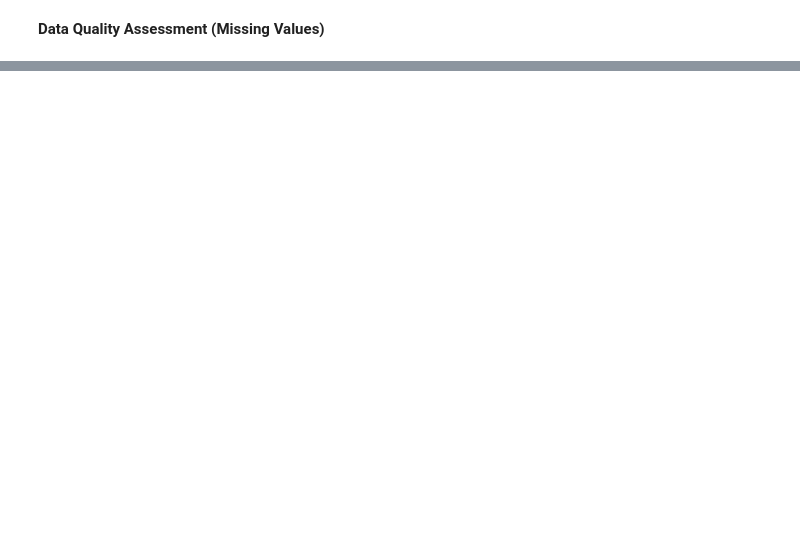
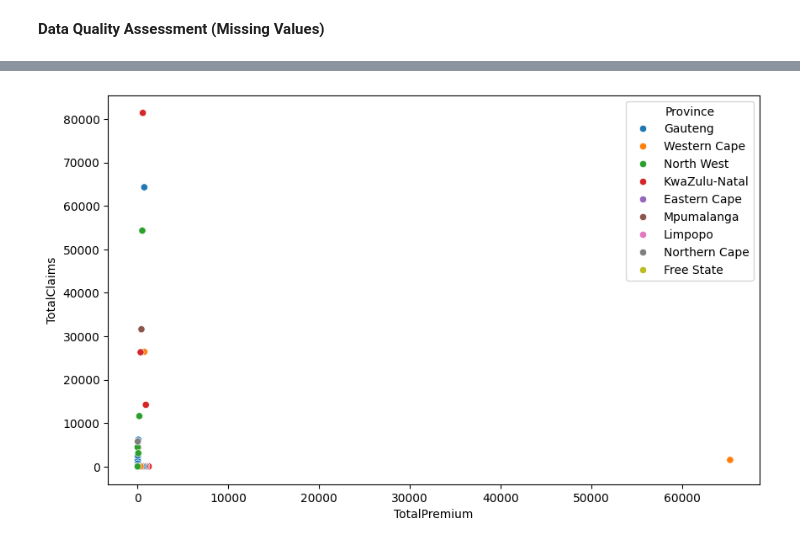
Before and after one commit to edent4313-star/insurance-risk-analytics, a Jupyter notebook: notebooks/Task_1.ipynb, the cells around one changed output, grey strips where cells are left out. Saved outputs shown, nothing was run; the diff lists cells and outputs as text; code cells hidden in the pictures; blank space fills up the shorter version.

```diff
--- a/notebooks/Task_1.ipynb
+++ b/notebooks/Task_1.ipynb
@@ -163,0 +171,13 @@ Load dataset to compute answers
+# %%
+plt.figure(figsize=(10, 6))
+
+sns.scatterplot(
+    data=df.sample(5000),
+    x="TotalPremium",
+    y="TotalClaims",
+    hue="Province"
+)
+
+plt.show()
+# %% [output]
+[figure, added]
```
Also changed, not shown: parts of 38 cells of this notebook, 11 other files.
